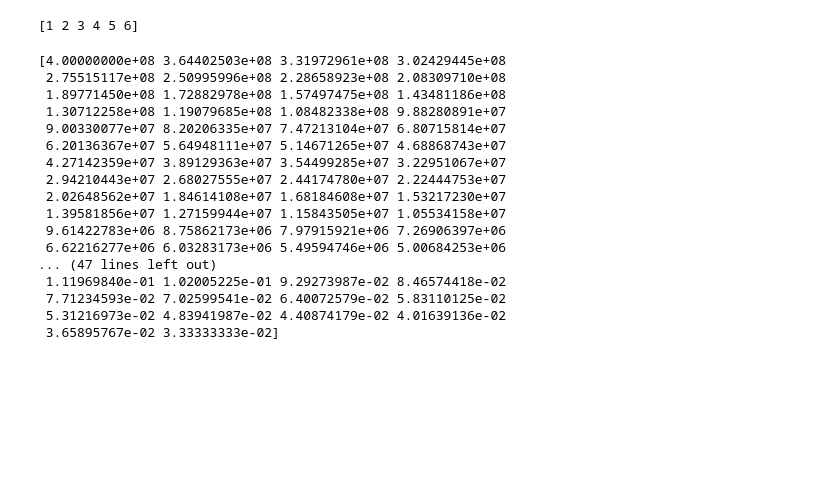
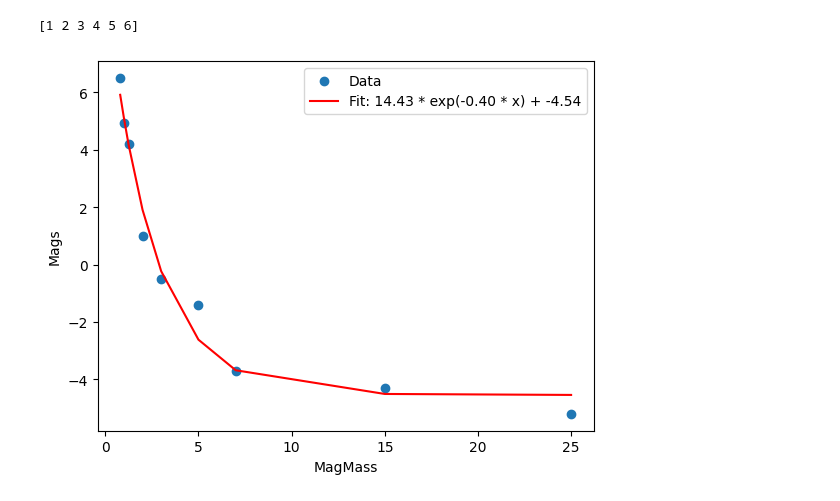
Before and after one commit to StephenJohnson-CardiffUni/Astro, a Jupyter notebook: GalaxiesAssignment.ipynb, the cells around one changed output. Drawn from its saved outputs; the diff is of its cells as text; code cells hidden in the pictures; blank space fills up the shorter version.

```diff
--- a/GalaxiesAssignment.ipynb
+++ b/GalaxiesAssignment.ipynb
@@ -111,23 +146,29 @@ Run = Lows + Highs
 print(Run)
 # %% [output]
 [1 2 3 4 5 6]
-# %%
-print(Mcrit(timeArray))
-# %% [output]
-[4.00000000e+08 3.64402503e+08 3.31972961e+08 3.02429445e+08
- 2.75515117e+08 2.50995996e+08 2.28658923e+08 2.08309710e+08
- 1.89771450e+08 1.72882978e+08 1.57497475e+08 1.43481186e+08
- 1.30712258e+08 1.19079685e+08 1.08482338e+08 9.88280891e+07
- 9.00330077e+07 8.20206335e+07 7.47213104e+07 6.80715814e+07
- 6.20136367e+07 5.64948111e+07 5.14671265e+07 4.68868743e+07
- 4.27142359e+07 3.89129363e+07 3.54499285e+07 3.22951067e+07
- 2.94210443e+07 2.68027555e+07 2.44174780e+07 2.22444753e+07
- 2.02648562e+07 1.84614108e+07 1.68184608e+07 1.53217230e+07
- 1.39581856e+07 1.27159944e+07 1.15843505e+07 1.05534158e+07
- 9.61422783e+06 8.75862173e+06 7.97915921e+06 7.26906397e+06
- 6.62216277e+06 6.03283173e+06 5.49594746e+06 5.00684253e+06
-... (47 lines left out)
- 1.11969840e-01 1.02005225e-01 9.29273987e-02 8.46574418e-02
- 7.71234593e-02 7.02599541e-02 6.40072579e-02 5.83110125e-02
- 5.31216973e-02 4.83941987e-02 4.40874179e-02 4.01639136e-02
- 3.65895767e-02 3.33333333e-02]
+# %%
+from scipy.optimize import curve_fit
+
+# Data
+MagMass = np.array([0.8, 1.0, 1.25, 2, 3, 5, 7, 15, 25])
+Mags = np.array([6.5, 4.93, 4.2, 1.0, -0.5, -1.4, -3.7, -4.3, -5.2])
+
+# Define modified exponential decay model function with offset
+def exp_decay(x, a, b, offset):
+    return a * np.exp(-b * x) + offset
+
+# Perform curve fitting
+popt, pcov = curve_fit(exp_decay, MagMass, Mags)
+
+# Get fitted parameters
+a_fit, b_fit, offset_fit = popt
+
+# Plot data and fitted curve
+plt.scatter(MagMass, Mags, label='Data')
+plt.plot(MagMass, exp_decay(MagMass, a_fit, b_fit, offset_fit), color='red', label='Fit: {:.2f} * exp(-{:.2f} * x) + {:.2f}'.format(a_fit, b_fit, offset_fit))
+plt.xlabel('MagMass')
+plt.ylabel('Mags')
+plt.legend()
+plt.show()
+# %% [output]
+[figure, added]
```
Also changed, not shown: parts of 5 cells of this notebook.
